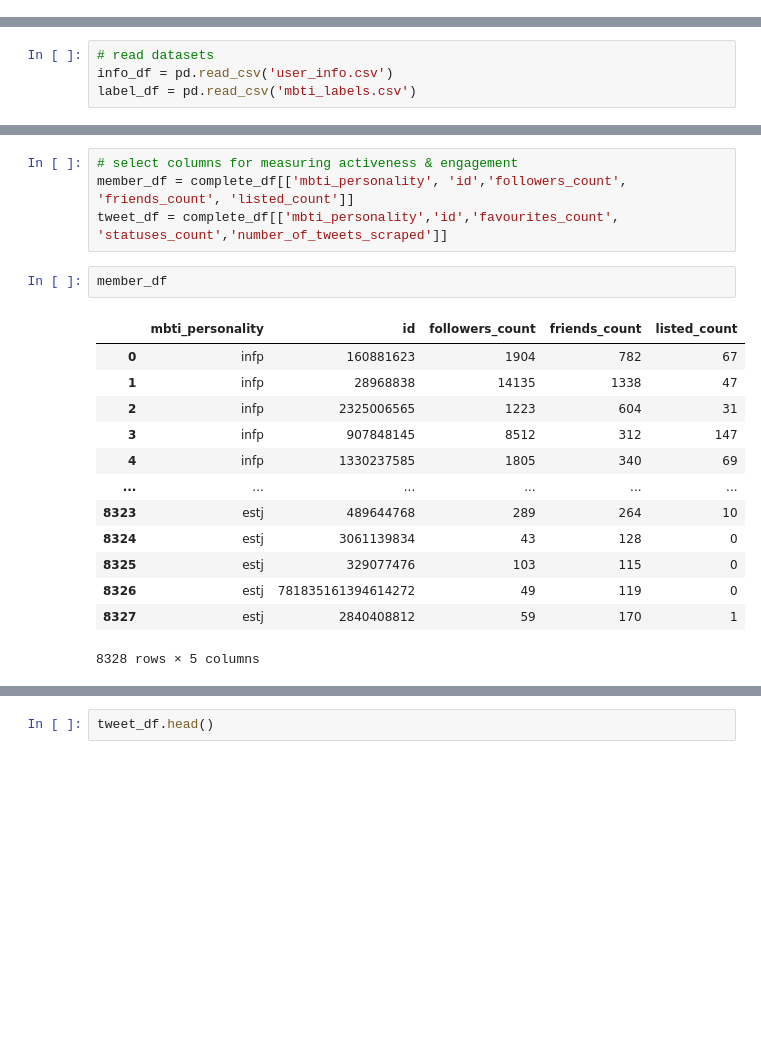
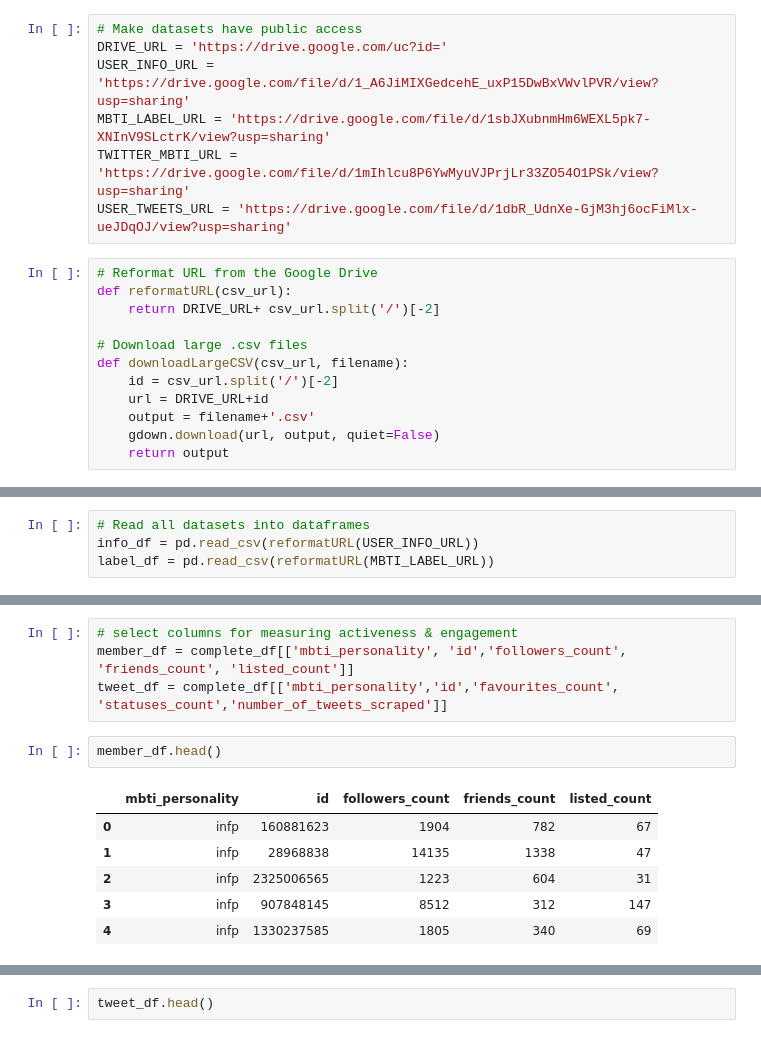
Before and after one commit to Skylar-Shi/MBTI_Data_Analysis_Project, a Jupyter notebook: DataCheckpointGroup_Sp23_RandomName.ipynb, the cells around one changed output, grey strips where cells are left out. Drawn from its saved outputs; the diff is of its cells as text; blank space fills up the shorter version.

Commit message:
Update the dataset access (#7)
* Upload datasets via Google Drive

* Add details to data checkpoint - Part I

* Download large .csv files

```diff
--- a/DataCheckpointGroup_Sp23_RandomName.ipynb
+++ b/DataCheckpointGroup_Sp23_RandomName.ipynb
@@ -55,0 +59,19 @@ import numpy as np
+# %%
+# Make datasets have public access
+DRIVE_URL = 'https://drive.google.com/uc?id='
+USER_INFO_URL = 'https://drive.google.com/file/d/1_A6JiMIXGedcehE_uxP15DwBxVWvlPVR/view?usp=sharing'
+MBTI_LABEL_URL = 'https://drive.google.com/file/d/1sbJXubnmHm6WEXL5pk7-XNInV9SLctrK/view?usp=sharing'
+TWITTER_MBTI_URL = 'https://drive.google.com/file/d/1mIhlcu8P6YwMyuVJPrjLr33ZO54O1PSk/view?usp=sharing'
+USER_TWEETS_URL = 'https://drive.google.com/file/d/1dbR_UdnXe-GjM3hj6ocFiMlx-ueJDqOJ/view?usp=sharing'
+# %%
+# Reformat URL from the Google Drive
+def reformatURL(csv_url):
+    return DRIVE_URL+ csv_url.split('/')[-2]
+
+# Download large .csv files
+def downloadLargeCSV(csv_url, filename):
+    id = csv_url.split('/')[-2]
+    url = DRIVE_URL+id
+    output = filename+'.csv'
+    gdown.download(url, output, quiet=False)
+    return output
@@ -56,2 +89,6 @@ import numpy as np
+# %%
+# Read all datasets into dataframes
+info_df = pd.read_csv(reformatURL(USER_INFO_URL))
+label_df = pd.read_csv(reformatURL(MBTI_LABEL_URL))
 # %% [markdown]
 # Data Cleaning
@@ -67,10 +96,6 @@ Describe your data cleaning steps here.
 Part I: Data Cleaning for Twitter User Activities Datasets (Datasets #1, #2)
 # %% [markdown]
 For Twitter users' activeness and engagment information analysis, we used user_info.csv(info_df) and mbti_labels.csv(label_df), measuring them in 2 dimensions: one by user's interaction with others and one by user's tweeting activities. To clean the data, we selected columns with values we need and dropped NaN values.
-# %%
-# read datasets
-info_df = pd.read_csv('user_info.csv')
-label_df = pd.read_csv('mbti_labels.csv')
 # %%
 info_df.head()
 # %% [output]
@@ -154,19 +178,12 @@ dtype: object
 member_df = complete_df[['mbti_personality', 'id','followers_count', 'friends_count', 'listed_count']]
 tweet_df = complete_df[['mbti_personality','id','favourites_count', 'statuses_count','number_of_tweets_scraped']]
 # %%
-member_df
+member_df.head()
 # %% [output]
 |  | mbti_personality | id | followers_count | friends_count | listed_count |
 | 0 | infp | 160881623 | 1904 | 782 | 67 |
 | 1 | infp | 28968838 | 14135 | 1338 | 47 |
 | 2 | infp | 2325006565 | 1223 | 604 | 31 |
 | 3 | infp | 907848145 | 8512 | 312 | 147 |
 | 4 | infp | 1330237585 | 1805 | 340 | 69 |
-| ... | ... | ... | ... | ... | ... |
-| 8323 | estj | 489644768 | 289 | 264 | 10 |
-| 8324 | estj | 3061139834 | 43 | 128 | 0 |
-| 8325 | estj | 329077476 | 103 | 115 | 0 |
-| 8326 | estj | 781835161394614272 | 49 | 119 | 0 |
-| 8327 | estj | 2840408812 | 59 | 170 | 1 |
-8328 rows × 5 columns
 # %%
```
Also changed, not shown: parts of 30 cells of this notebook, 1 other file.
